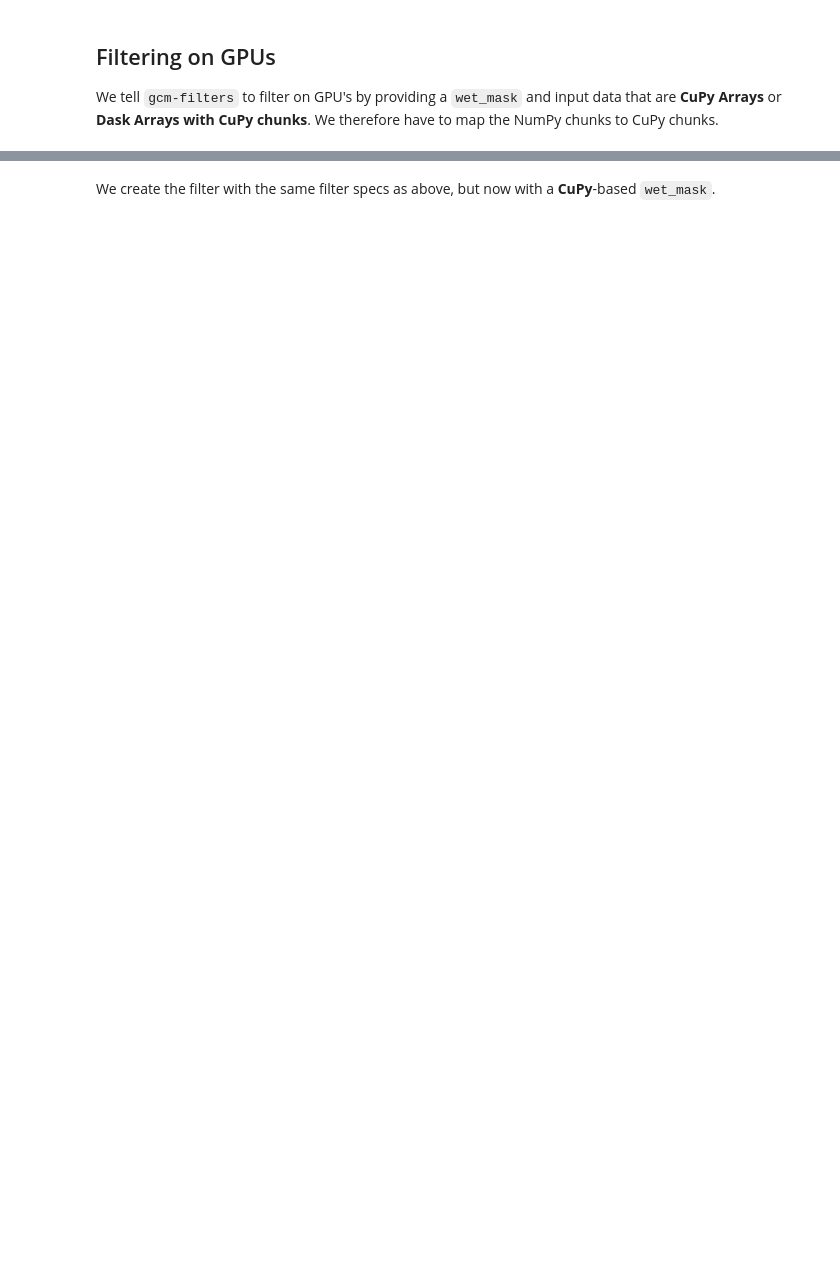
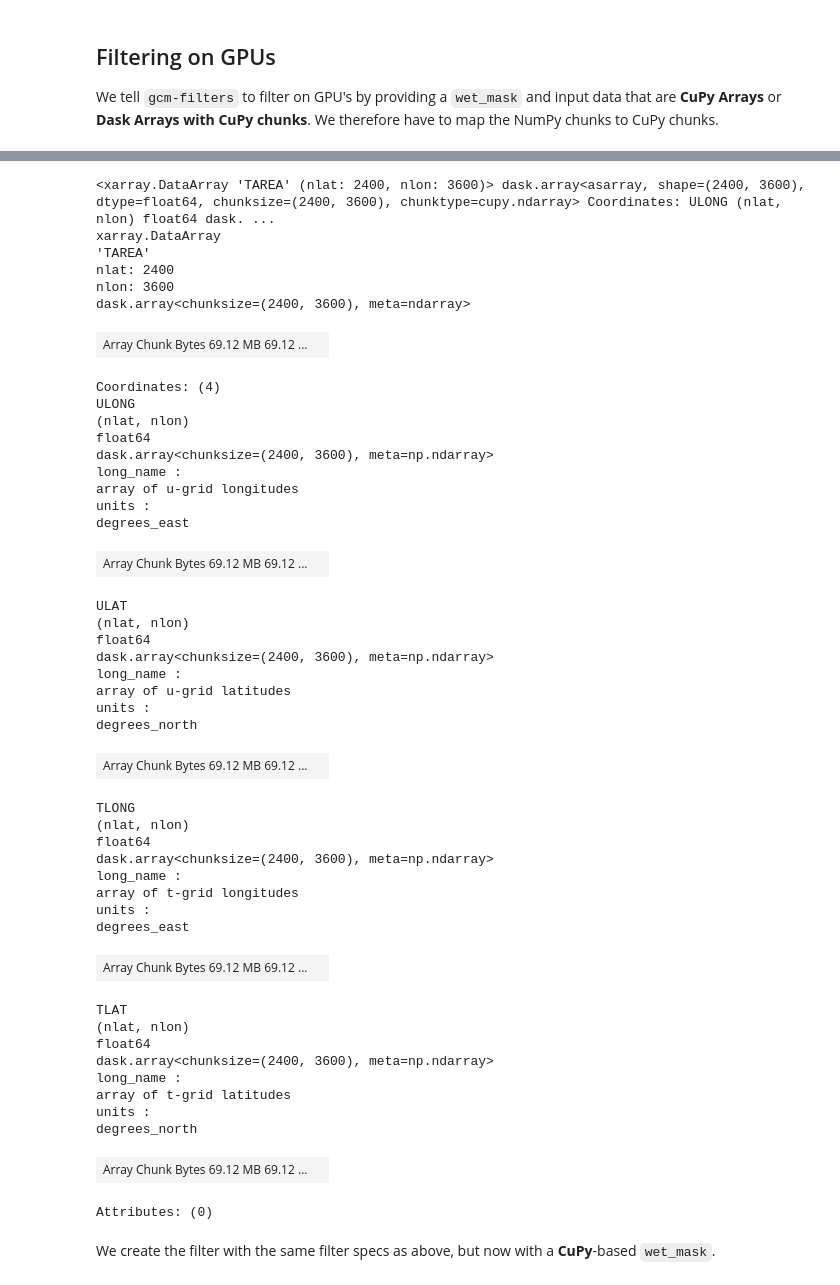
Before and after one commit to ocean-eddy-cpt/gcm-filters, a Jupyter notebook: docs/tutorial_GPU.ipynb, the cells around one changed output, grey strips where cells are left out. Cells and saved outputs as stored; diff of their text form; code cells hidden in the pictures; blank space fills up the shorter version.

```diff
--- a/docs/tutorial_GPU.ipynb
+++ b/docs/tutorial_GPU.ipynb
@@ -113,7 +423,53 @@ sst_gpu
 # %%
-tarea_gpu = tarea.copy()
-tarea_gpu.data = tarea_gpu.data.map_blocks(cp.asarray)
-tarea_gpu
+area_gpu = area.copy()
+area_gpu.data = area_gpu.data.map_blocks(cp.asarray)
+area_gpu
+# %% [output]
+<xarray.DataArray 'TAREA' (nlat: 2400, nlon: 3600)> dask.array<asarray, shape=(2400, 3600), dtype=float64, chunksize=(2400, 3600), chunktype=cupy.ndarray> Coordinates: ULONG (nlat, nlon) float64 dask. ...
+xarray.DataArray
+'TAREA'
+nlat: 2400
+nlon: 3600
+dask.array<chunksize=(2400, 3600), meta=ndarray>
+| Array Chunk Bytes 69.12 MB 69.12 ... |  |
+Coordinates: (4)
+ULONG
+(nlat, nlon)
+float64
+dask.array<chunksize=(2400, 3600), meta=np.ndarray>
+long_name :
+array of u-grid longitudes
+units :
+degrees_east
+| Array Chunk Bytes 69.12 MB 69.12 ... |  |
+ULAT
+(nlat, nlon)
+float64
+dask.array<chunksize=(2400, 3600), meta=np.ndarray>
+long_name :
+array of u-grid latitudes
+units :
+degrees_north
+| Array Chunk Bytes 69.12 MB 69.12 ... |  |
+TLONG
+(nlat, nlon)
+float64
+dask.array<chunksize=(2400, 3600), meta=np.ndarray>
+long_name :
+array of t-grid longitudes
+units :
+degrees_east
+| Array Chunk Bytes 69.12 MB 69.12 ... |  |
+TLAT
+(nlat, nlon)
+float64
+dask.array<chunksize=(2400, 3600), meta=np.ndarray>
+long_name :
+array of t-grid latitudes
+units :
+degrees_north
+| Array Chunk Bytes 69.12 MB 69.12 ... |  |
+Attributes: (0)
 # %% [markdown]
 We create the filter with the same filter specs as above, but now with a **CuPy**-based `wet_mask`.
 # %%
```
Also changed, not shown: parts of 20 cells of this notebook.
